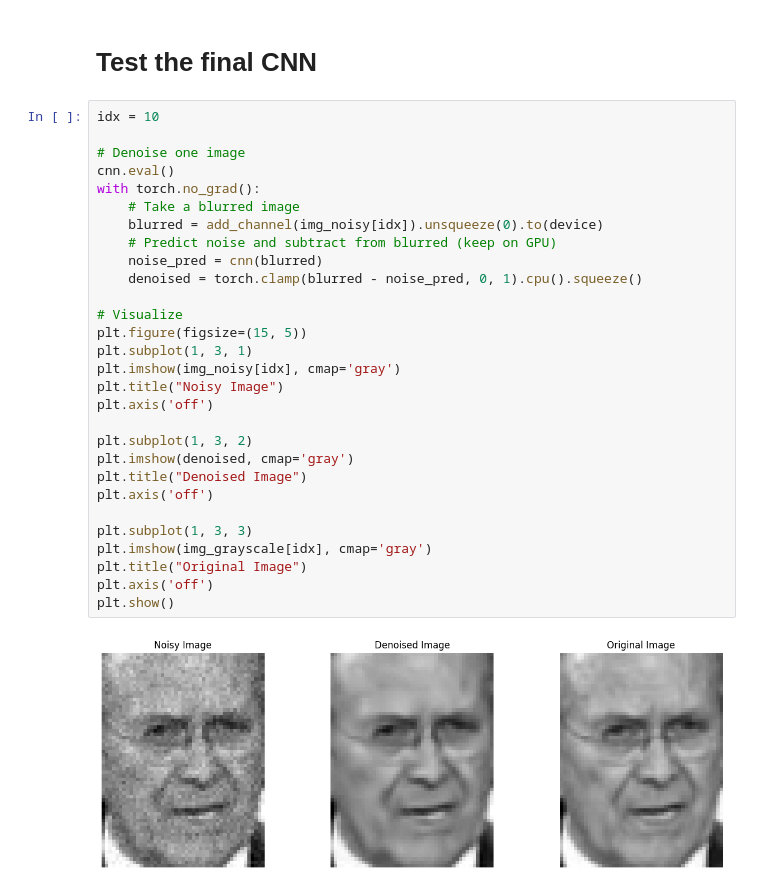
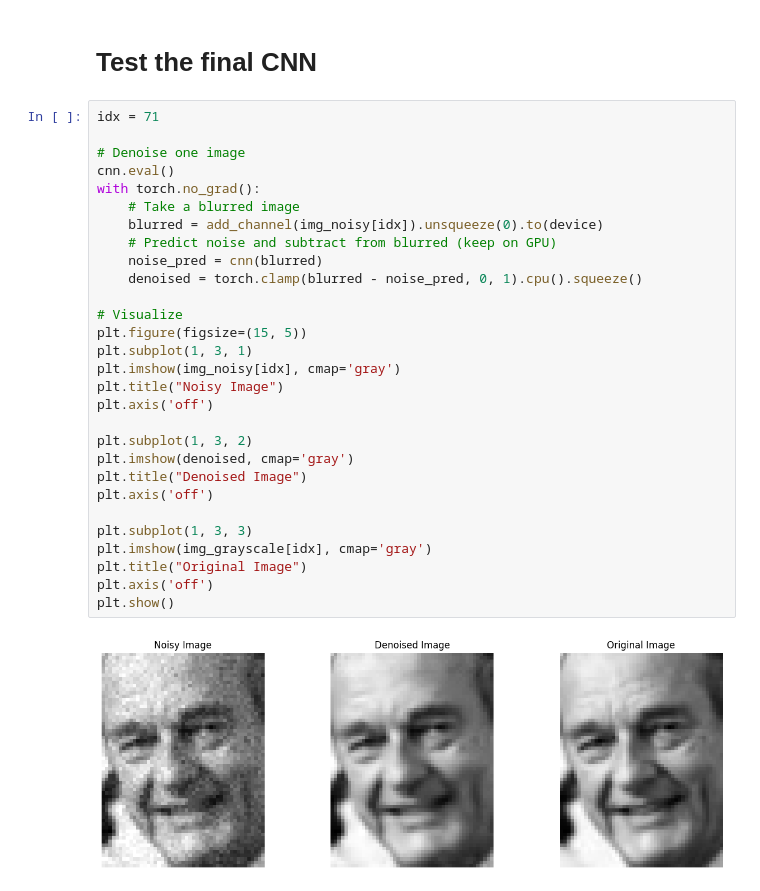
Before and after one commit to AdrienMarch/Hanon, a Jupyter notebook: Hanon.ipynb, the cells around one changed output. Cells and saved outputs as stored; diff of their text form.

```diff
--- a/Hanon.ipynb
+++ b/Hanon.ipynb
@@ -234,33 +234,33 @@ Epoch 50/50
 # %% [markdown]
 # Test the final CNN
 # %%
-idx = 10
+idx = 71
 
 # Denoise one image
 cnn.eval()
 with torch.no_grad():
     # Take a blurred image
     blurred = add_channel(img_noisy[idx]).unsqueeze(0).to(device)
     # Predict noise and subtract from blurred (keep on GPU)
     noise_pred = cnn(blurred)
     denoised = torch.clamp(blurred - noise_pred, 0, 1).cpu().squeeze()
 
 # Visualize
 plt.figure(figsize=(15, 5))
 plt.subplot(1, 3, 1)
 plt.imshow(img_noisy[idx], cmap='gray')
 plt.title("Noisy Image")
 plt.axis('off')
 
 plt.subplot(1, 3, 2)
 plt.imshow(denoised, cmap='gray')
 plt.title("Denoised Image")
 plt.axis('off')
 
 plt.subplot(1, 3, 3)
 plt.imshow(img_grayscale[idx], cmap='gray')
 plt.title("Original Image")
 plt.axis('off')
 plt.show()
 # %% [output]
-[figure, old version]
+[figure, new version]
```
Also changed, not shown: parts of 1 cell of this notebook.
